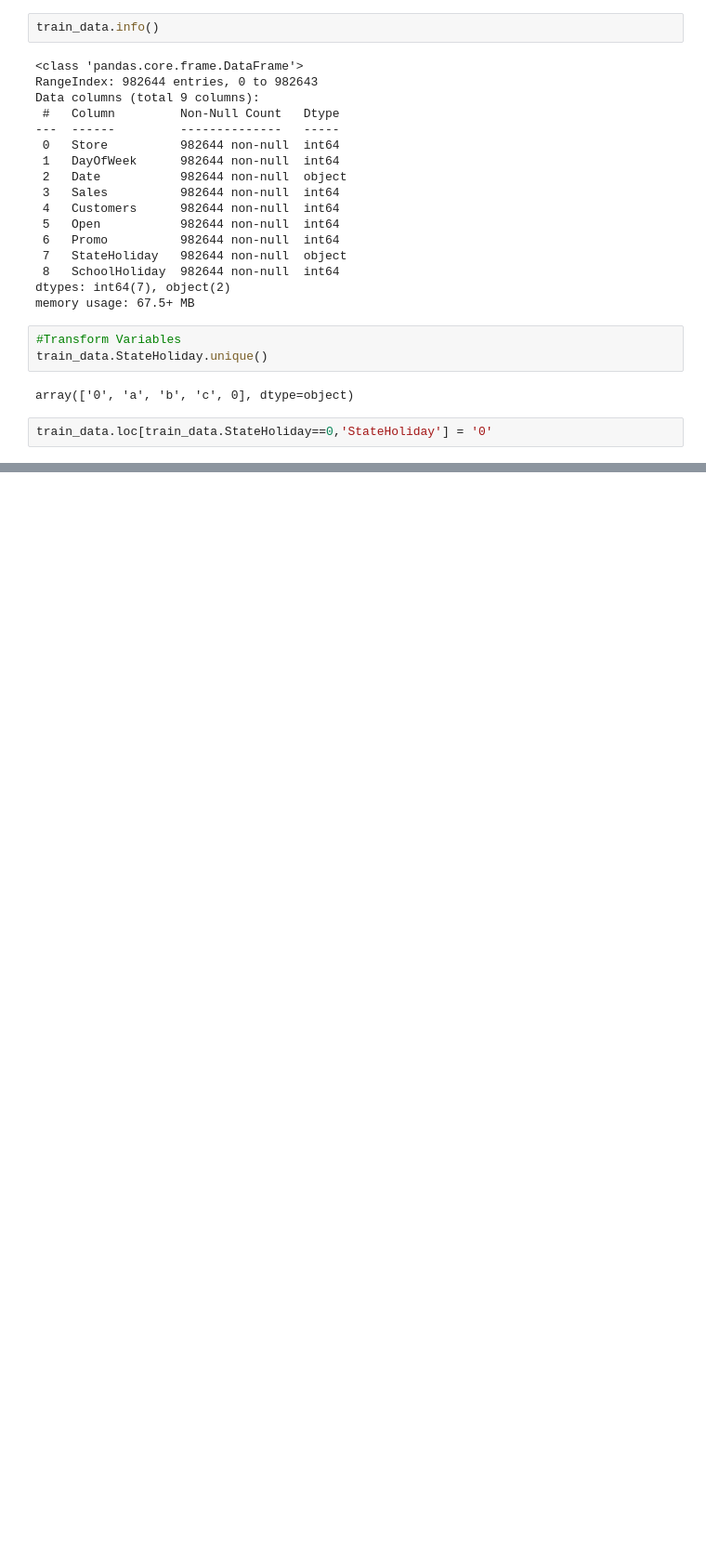
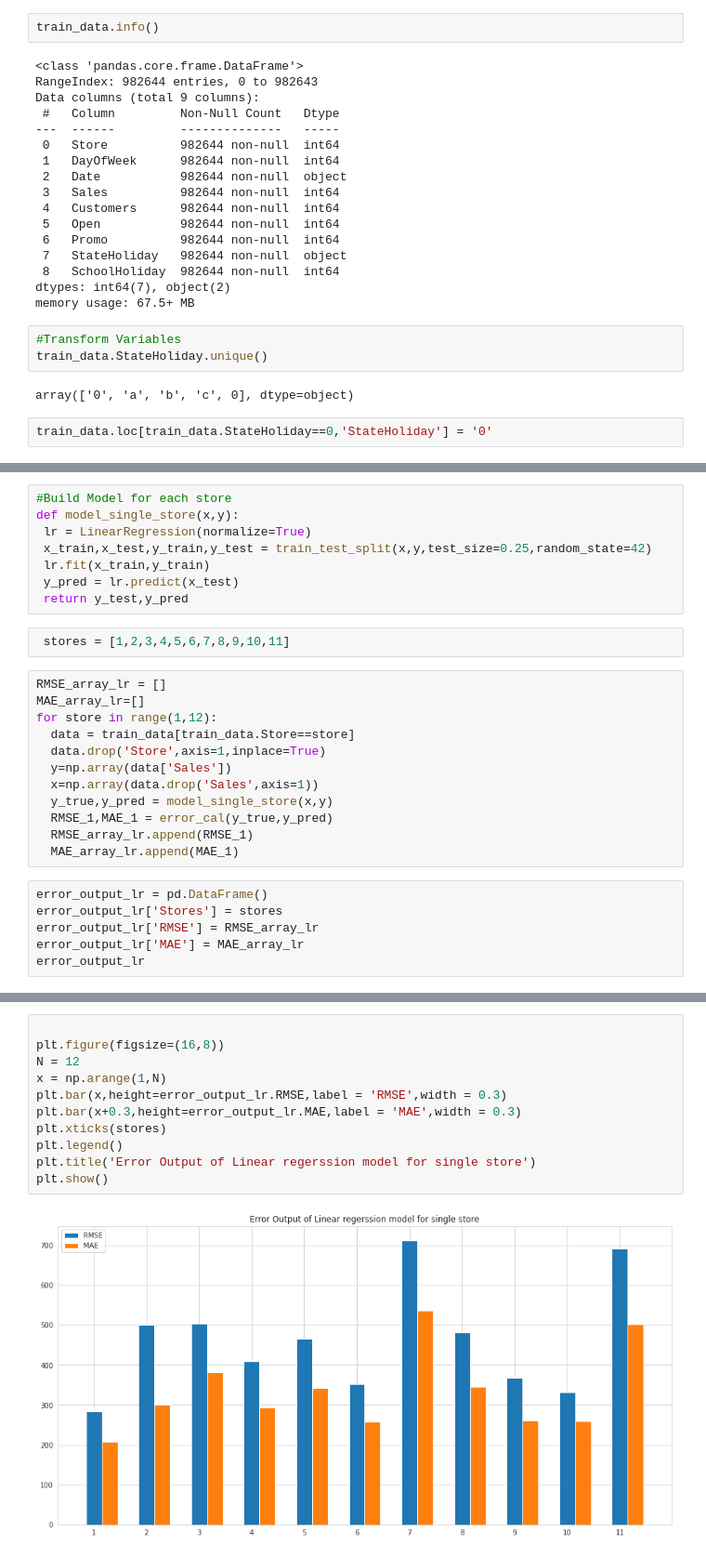
Before and after one commit to kumarsh8483/AI, a Jupyter notebook: Welcome_To_Colaboratory.ipynb, the cells around one changed output, grey strips where cells are left out. Shown at 93% size. Cells and saved outputs as stored; diff of their text form; blank space fills up the shorter version.

```diff
--- a/Welcome_To_Colaboratory.ipynb
+++ b/Welcome_To_Colaboratory.ipynb
@@ -193,0 +316,28 @@ train_data.loc[train_data.StateHoliday==0,'StateHoliday'] = '0'
+# %%
+#Build Model for each store
+def model_single_store(x,y):
+ lr = LinearRegression(normalize=True)
+ x_train,x_test,y_train,y_test = train_test_split(x,y,test_size=0.25,random_state=42)
+ lr.fit(x_train,y_train)
+ y_pred = lr.predict(x_test)
+ return y_test,y_pred
+# %%
+ stores = [1,2,3,4,5,6,7,8,9,10,11]
+# %%
+RMSE_array_lr = []
+MAE_array_lr=[]
+for store in range(1,12):
+  data = train_data[train_data.Store==store]
+  data.drop('Store',axis=1,inplace=True)
+  y=np.array(data['Sales'])
+  x=np.array(data.drop('Sales',axis=1))
+  y_true,y_pred = model_single_store(x,y)
+  RMSE_1,MAE_1 = error_cal(y_true,y_pred)
+  RMSE_array_lr.append(RMSE_1)
+  MAE_array_lr.append(MAE_1)
+# %%
+error_output_lr = pd.DataFrame()
+error_output_lr['Stores'] = stores
+error_output_lr['RMSE'] = RMSE_array_lr
+error_output_lr['MAE'] = MAE_array_lr
+error_output_lr
@@ -193,0 +357,13 @@ train_data.loc[train_data.StateHoliday==0,'StateHoliday'] = '0'
+# %%
+
+plt.figure(figsize=(16,8))
+N = 12
+x = np.arange(1,N)
+plt.bar(x,height=error_output_lr.RMSE,label = 'RMSE',width = 0.3)
+plt.bar(x+0.3,height=error_output_lr.MAE,label = 'MAE',width = 0.3)
+plt.xticks(stores)
+plt.legend()
+plt.title('Error Output of Linear regerssion model for single store')
+plt.show()
+# %% [output]
+[figure, added]
```
Also changed, not shown: parts of 98 cells of this notebook.
